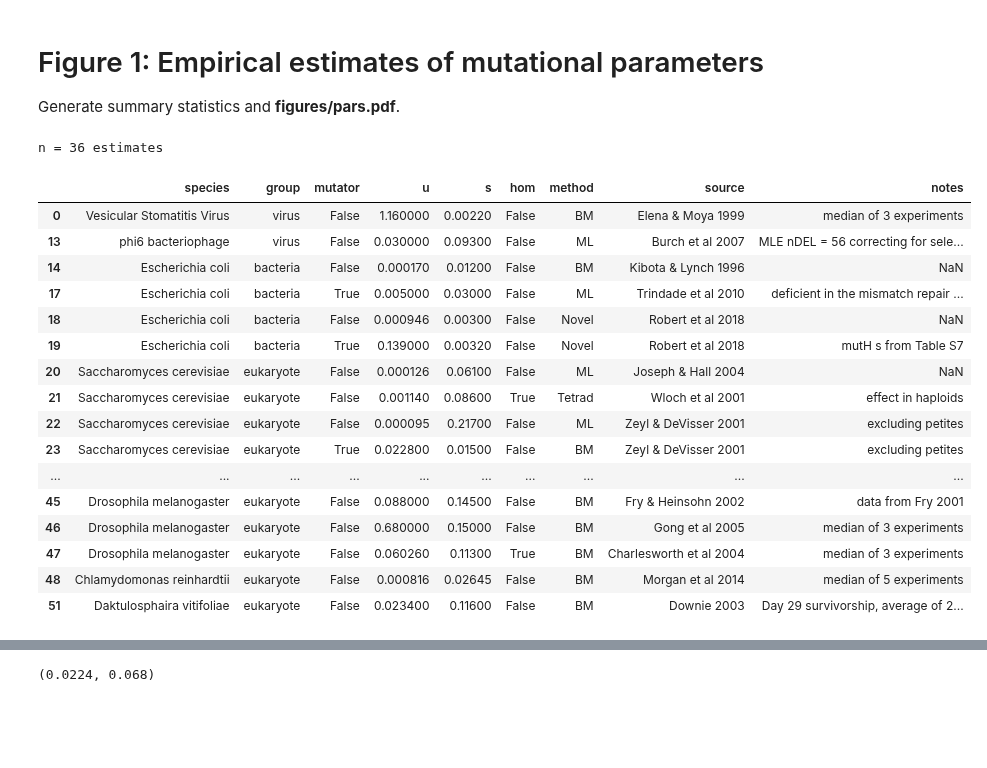
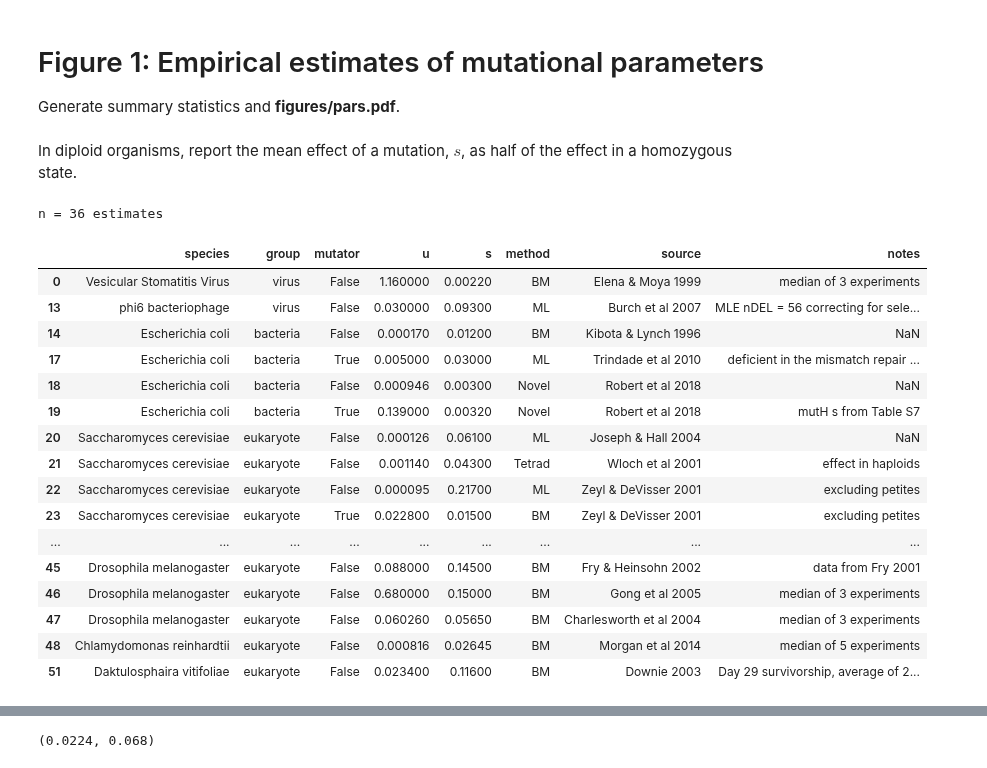
Before and after one commit to rbazev/doomed, a Jupyter notebook: python/pars.ipynb, the cells around one changed output, grey strips where cells are left out. Saved outputs shown, nothing was run; the diff lists cells and outputs as text; code cells hidden in the pictures; blank space fills up the shorter version.

```diff
--- a/python/pars.ipynb
+++ b/python/pars.ipynb
@@ -5,29 +5,32 @@ Generate summary statistics and **figures/pars.pdf**.
 # %%
 from doomed import *
 import pandas as pd
+# %% [markdown]
+In diploid organisms, report the mean effect of a mutation, $s$, as half of the
+effect in a homozygous state.
 # %%
 data = pd.read_csv('../data/pars.csv', encoding = "ISO-8859-1")
 data.loc[data['hom'],'s'] = data['s'] / 2
-# del data['hom']
+del data['hom']
 data = data[pd.notna(data['u'])]
 print('n =', len(data), 'estimates')
 data
 # %% [output]
 n = 36 estimates
-|  | species | group | mutator | u | s | hom | method | source | notes |
-| 0 | Vesicular Stomatitis Virus | virus | False | 1.160000 | 0.00220 | False | BM | Elena & Moya 1999 | median of 3 experiments |
-| 13 | phi6 bacteriophage | virus | False | 0.030000 | 0.09300 | False | ML | Burch et al 2007 | MLE nDEL = 56 correcting for sele... |
-| 14 | Escherichia coli | bacteria | False | 0.000170 | 0.01200 | False | BM | Kibota & Lynch 1996 | NaN |
-| 17 | Escherichia coli | bacteria | True | 0.005000 | 0.03000 | False | ML | Trindade et al 2010 | deficient in the mismatch repair ... |
-| 18 | Escherichia coli | bacteria | False | 0.000946 | 0.00300 | False | Novel | Robert et al 2018 | NaN |
-| 19 | Escherichia coli | bacteria | True | 0.139000 | 0.00320 | False | Novel | Robert et al 2018 | mutH s from Table S7 |
-| 20 | Saccharomyces cerevisiae | eukaryote | False | 0.000126 | 0.06100 | False | ML | Joseph & Hall 2004 | NaN |
-| 21 | Saccharomyces cerevisiae | eukaryote | False | 0.001140 | 0.08600 | True | Tetrad | Wloch et al 2001 | effect in haploids |
-| 22 | Saccharomyces cerevisiae | eukaryote | False | 0.000095 | 0.21700 | False | ML | Zeyl & DeVisser 2001 | excluding petites |
-| 23 | Saccharomyces cerevisiae | eukaryote | True | 0.022800 | 0.01500 | False | BM | Zeyl & DeVisser 2001 | excluding petites |
-| ... | ... | ... | ... | ... | ... | ... | ... | ... | ... |
-| 45 | Drosophila melanogaster | eukaryote | False | 0.088000 | 0.14500 | False | BM | Fry & Heinsohn 2002 | data from Fry 2001 |
-| 46 | Drosophila melanogaster | eukaryote | False | 0.680000 | 0.15000 | False | BM | Gong et al 2005 | median of 3 experiments |
-| 47 | Drosophila melanogaster | eukaryote | False | 0.060260 | 0.11300 | True | BM | Charlesworth et al 2004 | median of 3 experiments |
-| 48 | Chlamydomonas reinhardtii | eukaryote | False | 0.000816 | 0.02645 | False | BM | Morgan et al 2014 | median of 5 experiments |
-| 51 | Daktulosphaira vitifoliae | eukaryote | False | 0.023400 | 0.11600 | False | BM | Downie 2003 | Day 29 survivorship, average of 2... |
+|  | species | group | mutator | u | s | method | source | notes |
+| 0 | Vesicular Stomatitis Virus | virus | False | 1.160000 | 0.00220 | BM | Elena & Moya 1999 | median of 3 experiments |
+| 13 | phi6 bacteriophage | virus | False | 0.030000 | 0.09300 | ML | Burch et al 2007 | MLE nDEL = 56 correcting for sele... |
+| 14 | Escherichia coli | bacteria | False | 0.000170 | 0.01200 | BM | Kibota & Lynch 1996 | NaN |
+| 17 | Escherichia coli | bacteria | True | 0.005000 | 0.03000 | ML | Trindade et al 2010 | deficient in the mismatch repair ... |
+| 18 | Escherichia coli | bacteria | False | 0.000946 | 0.00300 | Novel | Robert et al 2018 | NaN |
+| 19 | Escherichia coli | bacteria | True | 0.139000 | 0.00320 | Novel | Robert et al 2018 | mutH s from Table S7 |
+| 20 | Saccharomyces cerevisiae | eukaryote | False | 0.000126 | 0.06100 | ML | Joseph & Hall 2004 | NaN |
+| 21 | Saccharomyces cerevisiae | eukaryote | False | 0.001140 | 0.04300 | Tetrad | Wloch et al 2001 | effect in haploids |
+| 22 | Saccharomyces cerevisiae | eukaryote | False | 0.000095 | 0.21700 | ML | Zeyl & DeVisser 2001 | excluding petites |
+| 23 | Saccharomyces cerevisiae | eukaryote | True | 0.022800 | 0.01500 | BM | Zeyl & DeVisser 2001 | excluding petites |
+| ... | ... | ... | ... | ... | ... | ... | ... | ... |
+| 45 | Drosophila melanogaster | eukaryote | False | 0.088000 | 0.14500 | BM | Fry & Heinsohn 2002 | data from Fry 2001 |
+| 46 | Drosophila melanogaster | eukaryote | False | 0.680000 | 0.15000 | BM | Gong et al 2005 | median of 3 experiments |
+| 47 | Drosophila melanogaster | eukaryote | False | 0.060260 | 0.05650 | BM | Charlesworth et al 2004 | median of 3 experiments |
+| 48 | Chlamydomonas reinhardtii | eukaryote | False | 0.000816 | 0.02645 | BM | Morgan et al 2014 | median of 5 experiments |
+| 51 | Daktulosphaira vitifoliae | eukaryote | False | 0.023400 | 0.11600 | BM | Downie 2003 | Day 29 survivorship, average of 2... |
```
Also changed, not shown: parts of 2 cells of this notebook.
